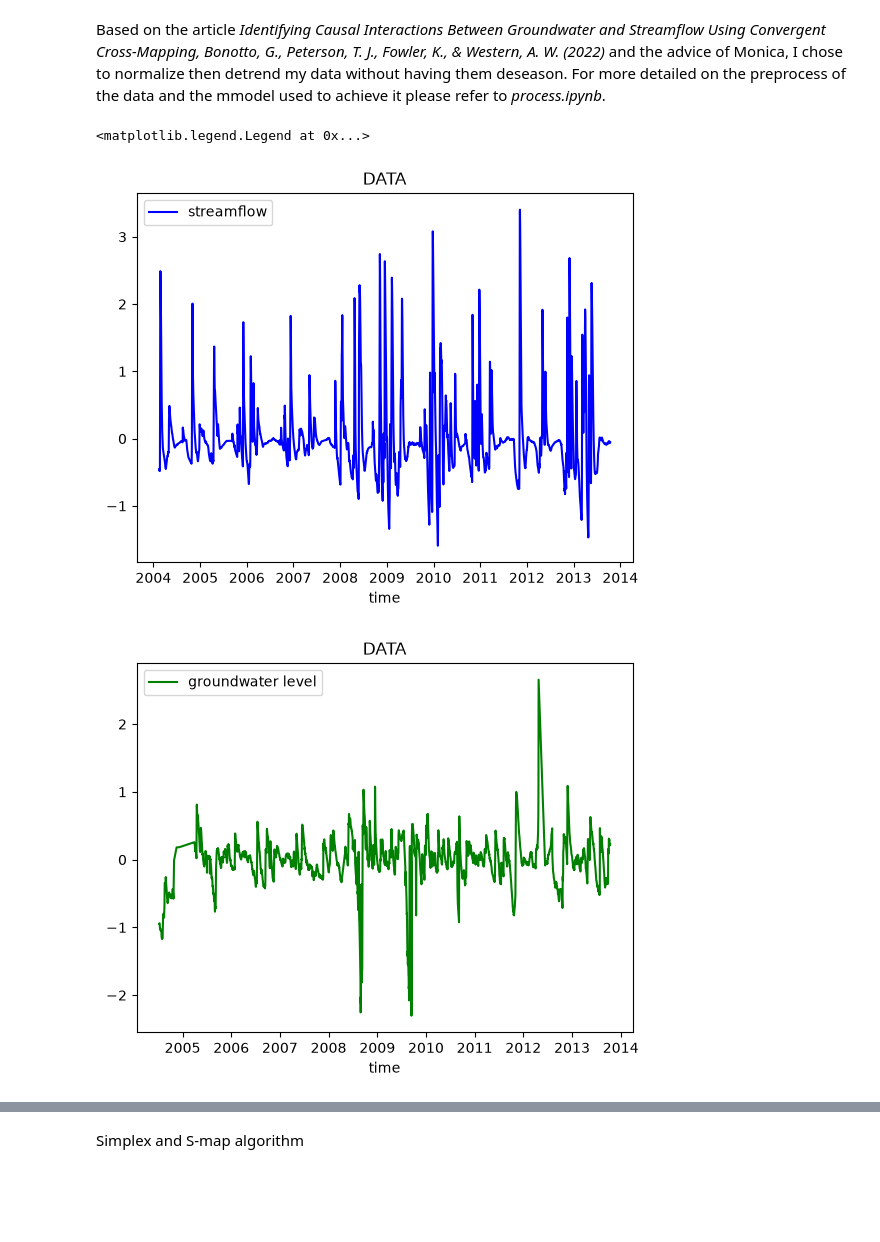
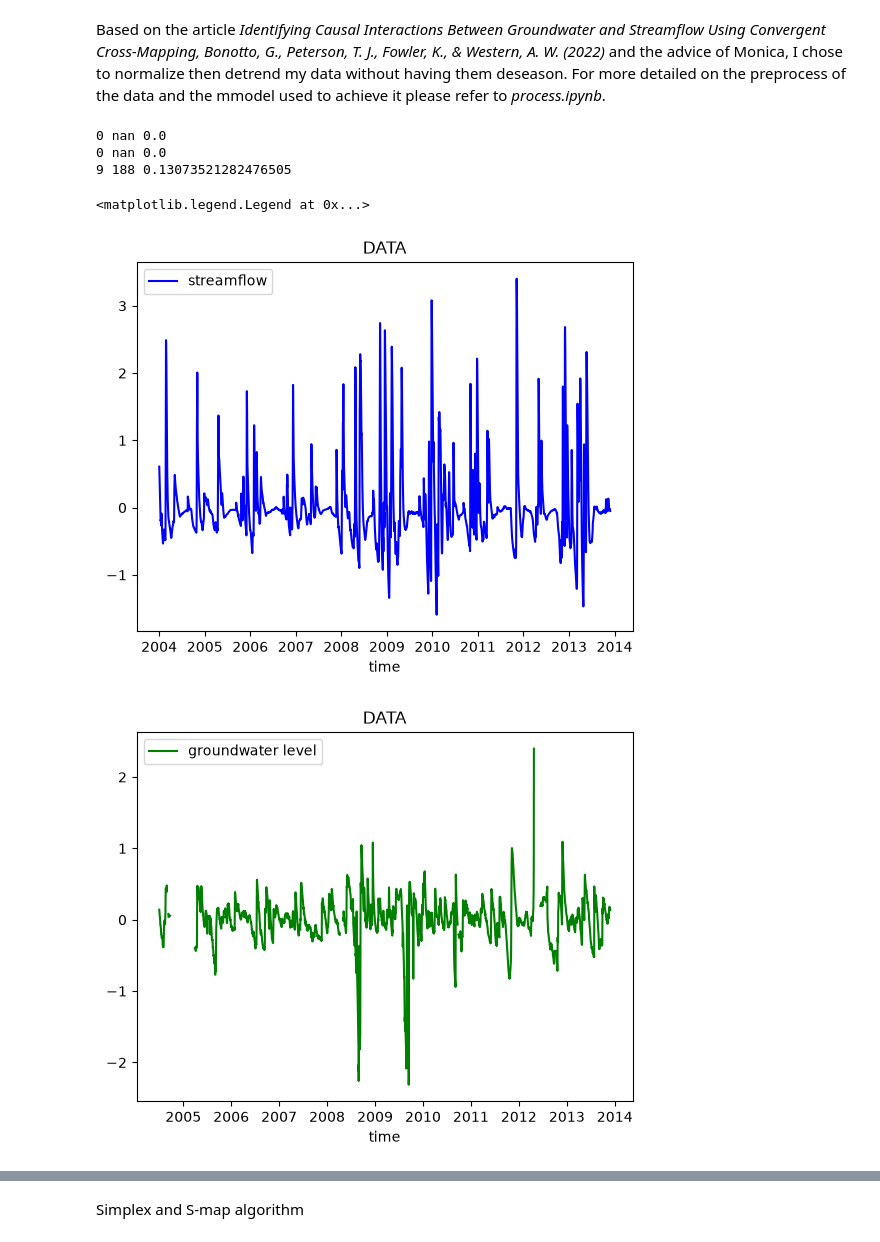
Before and after one commit to EulalieContreras/NTU_ecoinformatic, a Jupyter notebook: mywork/hydrography_notebook.ipynb, the cells around one changed output, grey strips where cells are left out. Saved outputs shown, nothing was run; the diff lists cells and outputs as text; code cells hidden in the pictures; blank space fills up the shorter version.

```diff
--- a/mywork/hydrography_notebook.ipynb
+++ b/mywork/hydrography_notebook.ipynb
@@ -41,39 +41,65 @@ Streamflow Using Convergent Cross-Mapping, Bonotto, G., Peterson, T. J., Fowler,
 # %%
 fdv1 = pd.read_csv('donnees/rivers_02-13.csv', sep=';', parse_dates=['date'])
 fdv1 = fdv1[(fdv1['city']=='FONTAINE DE VAUCLUSE 1') & (fdv1['date'] > '2004-01-01')]
-river_flow = fun.normalize_series(fdv1['mean_flow'])
+river_interpolate = fun.interpolate(fdv1, 'mean_flow')
+river_flow = fun.normalize_series(river_interpolate)
 detrended_river = fun.detrend_add(river_flow)
-fdv1['mean_flow'] = detrended_river
+fdv1 = detrended_river.rename_axis('date').rename('mean_flow').reset_index()
+
+miss = fdv1['mean_flow'].isna()
+runs = miss.groupby((~miss).cumsum()).sum()
+runs = runs[runs > 0]                    # longueur de chaque trou
+print(len(runs), runs.max(), miss.mean())
+
 
 
 meteo = pd.read_csv('donnees/meteo_02-13.csv', sep = ';', parse_dates=['date'])
 meteo = meteo[(meteo['city'] == 'ISLE SUR SORGUE') & (meteo['date'] > '2004-01-01')]
-rain = fun.normalize_series(meteo['precipitation'])
+rain_interpolate = fun.interpolate(meteo, 'precipitation')
+rain = fun.normalize_series(rain_interpolate)
 detrended_rain = fun.detrend_add(rain)
-meteo['precipitation'] = detrended_rain
+meteo = detrended_rain.rename_axis('date').rename('precipitation').reset_index()
+
+miss = meteo['precipitation'].isna()
+runs = miss.groupby((~miss).cumsum()).sum()
+runs = runs[runs > 0]                    # longueur de chaque trou
+print(len(runs), runs.max(), miss.mean())
+
+
 
 ground_water = pd.read_csv('donnees/groundwater_02-13.csv', sep=';', parse_dates = ['date'])
 ground_water = ground_water[(ground_water['city']=='THOR') & (ground_water['date'] > '2004-01-01')]
-depth = fun.normalize_series(ground_water['NGF_depth'])
+depth_interpolate = fun.interpolate(ground_water, 'NGF_depth')
+depth = fun.normalize_series(depth_interpolate)
 detrended_depth = fun.detrend_add(depth)
-ground_water['NGF_depth'] = detrended_depth
+ground_water = detrended_depth.rename_axis('date').rename('NGF_depth').reset_index()
+
+miss = ground_water['NGF_depth'].isna()
+runs = miss.groupby((~miss).cumsum()).sum()
+runs = runs[runs > 0]                    # longueur de chaque trou
+print(len(runs), runs.max(), miss.mean())
+
+
 
 plt.figure()
 plt.plot(fdv1['date'], fdv1['mean_flow'], color='b', label='streamflow')
 plt.title('DATA')
 plt.xlabel('time')
 plt.legend()
 plt.figure()
 plt.plot(ground_water['date'], ground_water['NGF_depth'], color='g', label='groundwater level')
 plt.title('DATA')
 plt.xlabel('time')
 plt.legend()
 plt.figure()
 plt.plot(meteo['date'], meteo['precipitation'], color='r', label='rain')
 plt.title('DATA')
 plt.xlabel('time')
 plt.legend()
 # %% [output]
-<matplotlib.legend.Legend at 0x...>
+0 nan 0.0
+0 nan 0.0
+9 188 0.13073521282476505
+<matplotlib.legend.Legend at 0x...>
-[figure, old version]
+[figure, new version]
-[figure, old version]
+[figure, new version]
```
Also changed, not shown: parts of 20 cells of this notebook, 5 other files.
